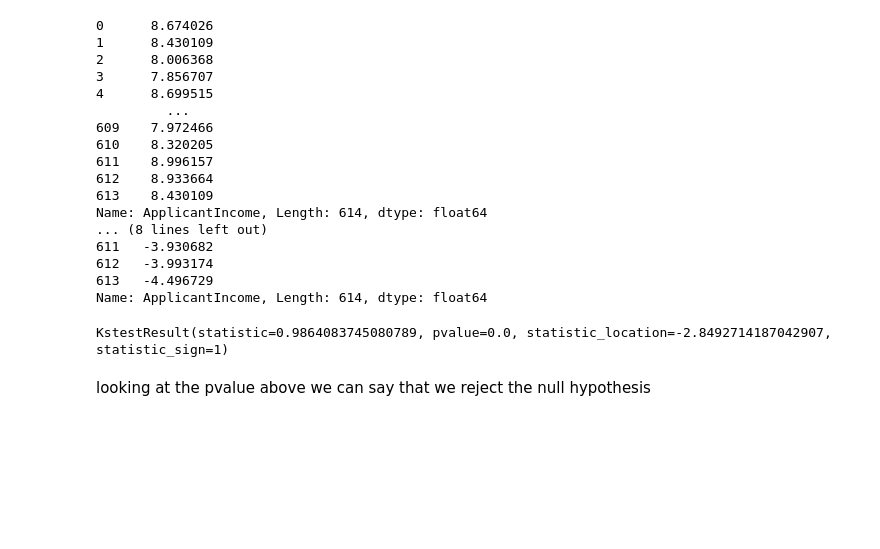
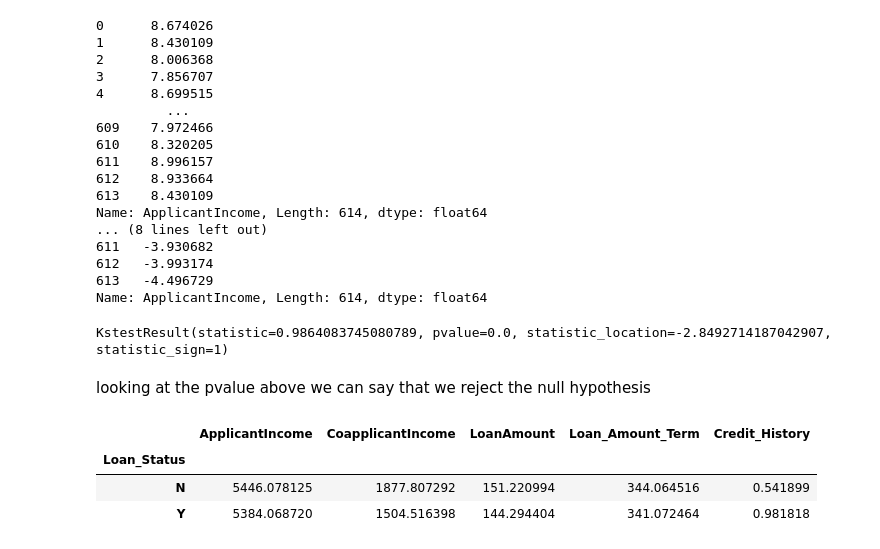
Before and after one commit to AntaraR12/Determine-the-eligibility-for-granting-a-home-loan-, a Jupyter notebook: Code.ipynb, the cells around one changed output. Saved outputs shown, nothing was run; the diff lists cells and outputs as text; code cells hidden in the pictures; blank space fills up the shorter version.

```diff
--- a/Code.ipynb
+++ b/Code.ipynb
@@ -239,3 +239,11 @@ kstest(z_values_ApplicantIncome, norm.cdf)
 KstestResult(statistic=0.9864083745080789, pvalue=0.0, statistic_location=-2.8492714187042907, statistic_sign=1)
 # %% [markdown]
 looking at the pvalue above we can say that we reject the null hypothesis
+# %%
+data_numeric = data.select_dtypes(include='number')
+data.groupby(["Loan_Status"])[data_numeric.columns].mean()
+# %% [output]
+|  | ApplicantIncome | CoapplicantIncome | LoanAmount | Loan_Amount_Term | Credit_History |
+| Loan_Status |  |  |  |  |  |
+| N | 5446.078125 | 1877.807292 | 151.220994 | 344.064516 | 0.541899 |
+| Y | 5384.068720 | 1504.516398 | 144.294404 | 341.072464 | 0.981818 |
```
Also changed, not shown: parts of 12 cells of this notebook.
